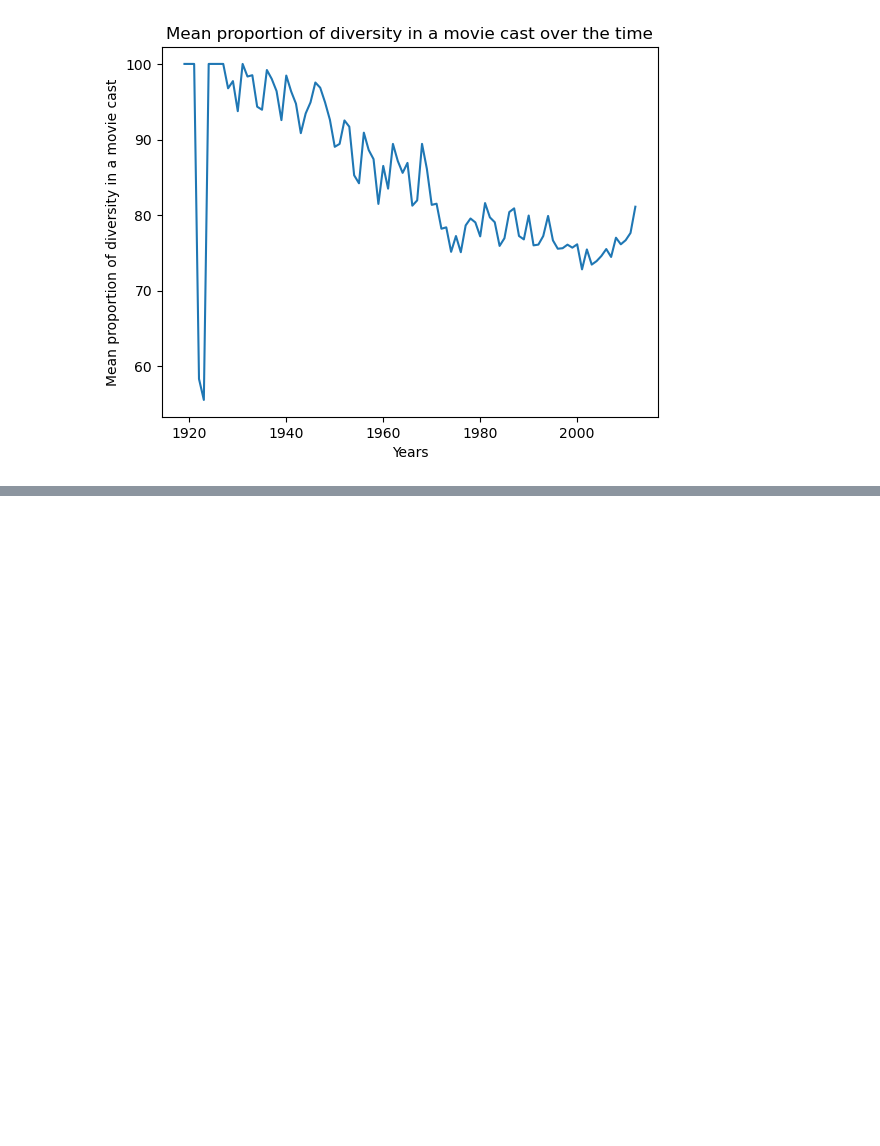
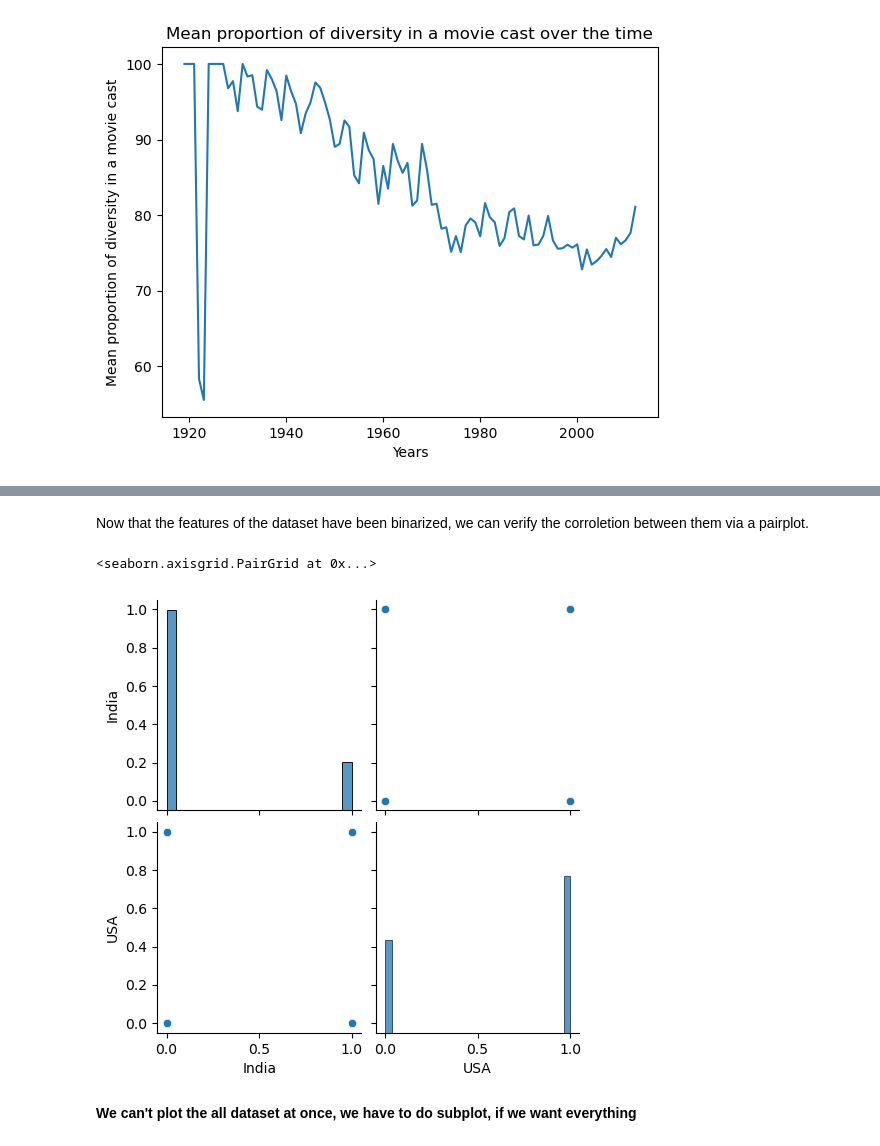
Before and after one commit to epfl-ada/ada-2023-project-draco, a Jupyter notebook: Milestone_2.ipynb, the cells around one changed output, grey strips where cells are left out. Drawn from its saved outputs; the diff is of its cells as text; code cells hidden in the pictures; blank space fills up the shorter version.

```diff
--- a/Milestone_2.ipynb
+++ b/Milestone_2.ipynb
@@ -1141,0 +1191,5 @@ Text(0, 0.5, 'Mean proportion of diversity in a movie cast')
+# %%
+selected_features = ['Gender', 'Age at movie release', 'Movie release year','Ethnic Group','Movie language','Movie countries','genre',
+                     'Budget','Vote average','Box office revenue','Movie runtime','Movie release year']
+model = main_character_genres[selected_features]
+model.head(3)
@@ -1141,0 +1243,19 @@ Text(0, 0.5, 'Mean proportion of diversity in a movie cast')
+# %%
+#Binarize the language category
+
+#Let's notice that language is sometimes written in upper and lower case
+model.loc[:,'English language'] = model['Movie language'].apply(lambda x: 1 if ('English Language' or 'English language') in x else 0)
+model.loc[:,'Hindi language'] = model['Movie language'].apply(lambda x: 1 if ('Hindi Language' or 'Hindi language') in x else 0 )
+
+#Binarize the country category
+#Let's notice that language is sometimes written in upper and lower case
+model.loc[:,'USA'] = model['Movie countries'].apply(lambda x: 1 if ('United States of America') in x else 0)
+model.loc[:,'India'] = model['Movie countries'].apply(lambda x: 1 if ('India') in x else 0)
+
+#Binarize the gender and the genre
+model = pd.get_dummies(model, columns=['Gender','genre'], dtype=int)
+#Remove the "genre_" prefix in the new columns
+model.columns = model.columns.str.replace('genre_','')
+
+#Drop all the categorical columns
+model = model.drop(columns=['Ethnic Group','Movie language','Movie countries'])
@@ -1141,0 +1295,9 @@ Text(0, 0.5, 'Mean proportion of diversity in a movie cast')
+# %% [markdown]
+Now that the features of the dataset have been binarized, we can verify the corroletion between them via a pairplot.
+# %%
+sns.pairplot(model[['India','USA']])
+# %% [output]
+<seaborn.axisgrid.PairGrid at 0x...>
+[figure, added]
+# %% [markdown]
+**We can't plot the all dataset at once, we have to do subplot, if we want everything**
```
Also changed, not shown: parts of 20 cells of this notebook.
